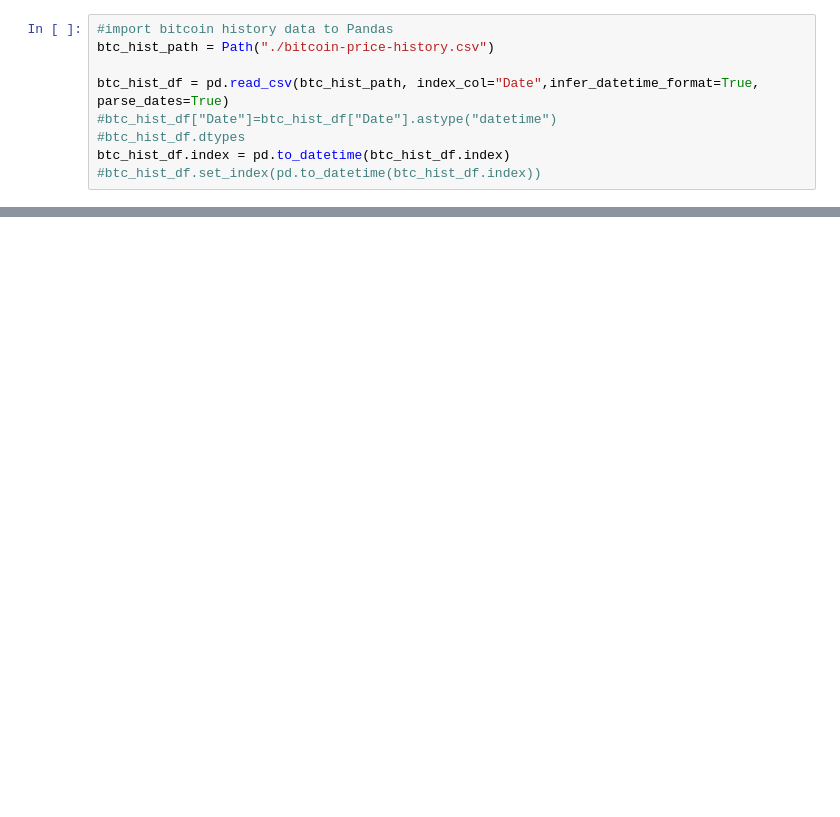
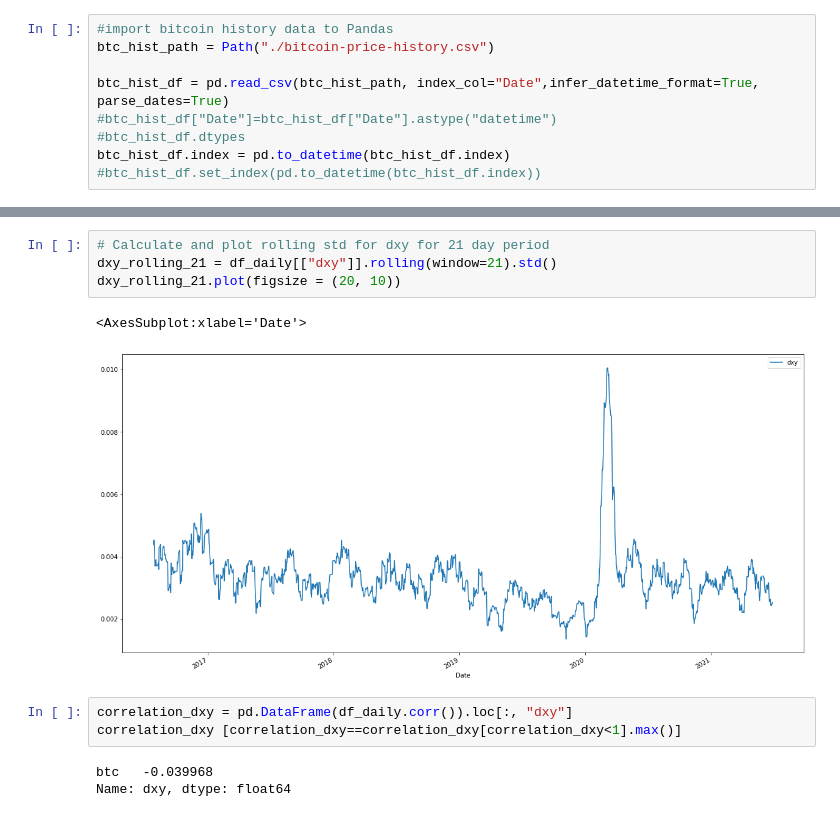
Before and after one commit to msierracrypto/project-1, a Jupyter notebook: Project1-Final.ipynb, the cells around one changed output, grey strips where cells are left out. Cells and saved outputs as stored; diff of their text form; blank space fills up the shorter version.

```diff
--- a/Project1-Final.ipynb
+++ b/Project1-Final.ipynb
@@ -49,0 +271,13 @@ NameError: name 'pandas_datetime_types' is not defined
+# %%
+# Calculate and plot rolling std for dxy for 21 day period
+dxy_rolling_21 = df_daily[["dxy"]].rolling(window=21).std()
+dxy_rolling_21.plot(figsize = (20, 10))
+# %% [output]
+<AxesSubplot:xlabel='Date'>
+[figure, added]
+# %%
+correlation_dxy = pd.DataFrame(df_daily.corr()).loc[:, "dxy"]
+correlation_dxy [correlation_dxy==correlation_dxy[correlation_dxy<1].max()]
+# %% [output]
+btc   -0.039968
+Name: dxy, dtype: float64
```
Also changed, not shown: parts of 29 cells of this notebook, 3 other files.
